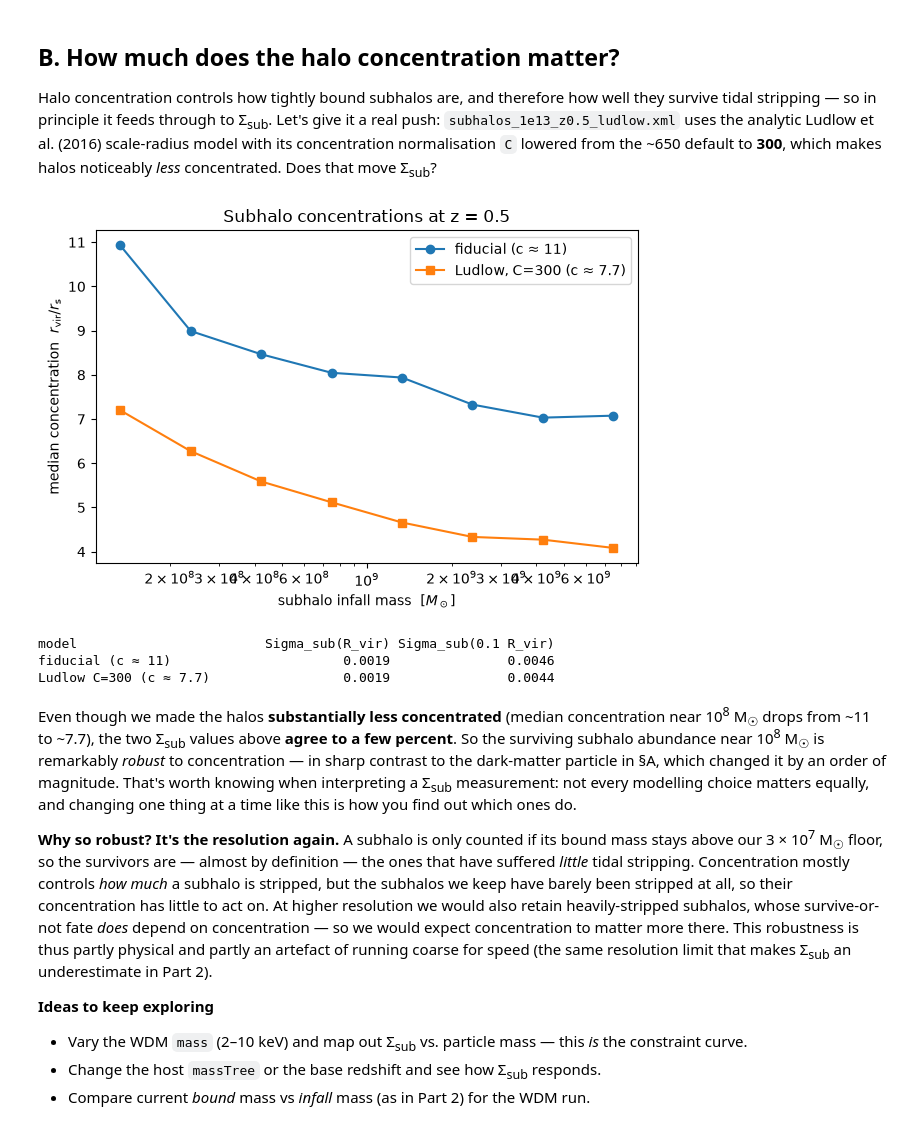
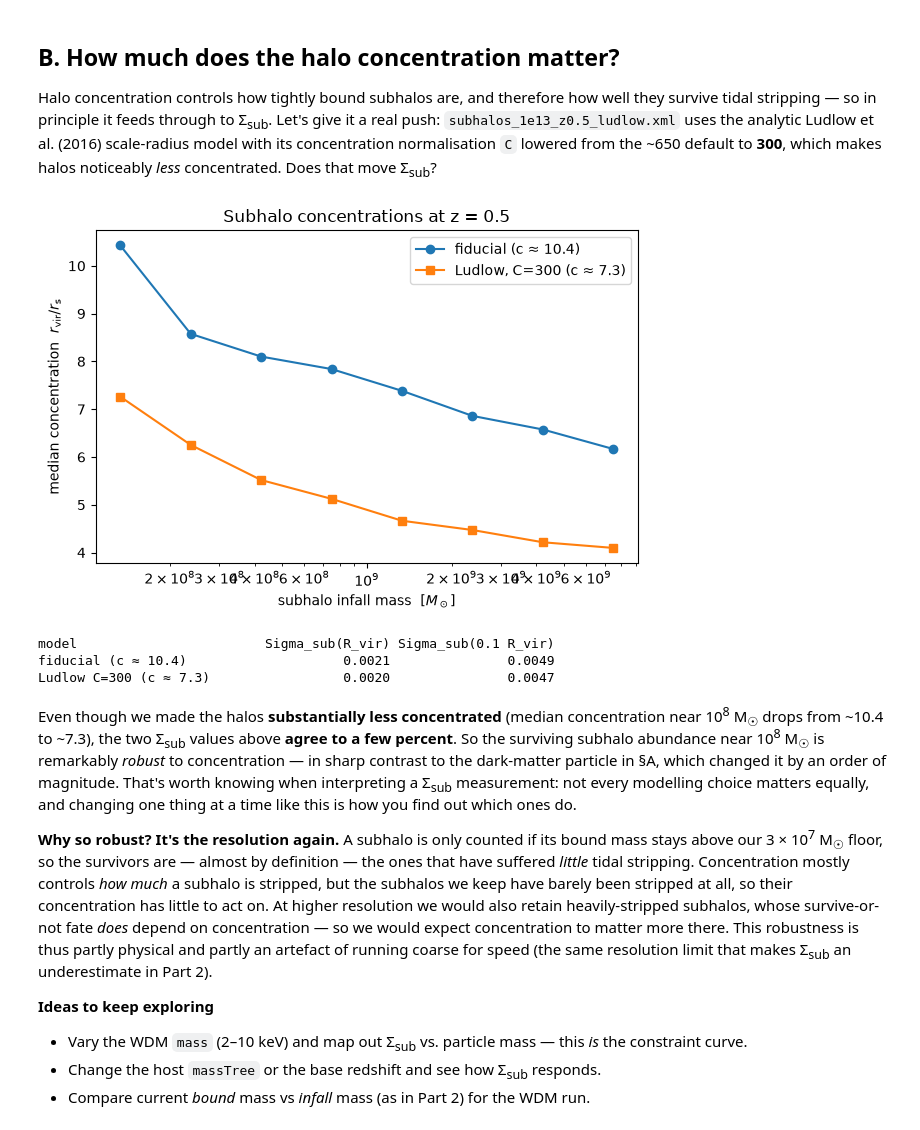
Before and after one commit to galacticusorg/tutorials, a Jupyter notebook: tutorial/03-extensions.ipynb, the cells around one changed output. Saved outputs shown, nothing was run; the diff lists cells and outputs as text; code cells hidden in the pictures.

```diff
--- a/tutorial/03-extensions.ipynb
+++ b/tutorial/03-extensions.ipynb
@@ -175,38 +175,38 @@ noticeably *less* concentrated. Does that move Σ<sub>sub</sub>?
 # %%
 ludlow = load_model("subhalos_1e13_z0.5_ludlow.hdf5")
 
 # Median subhalo concentration vs infall mass, for both models
 edges = np.logspace(8, 10, 9)
 centre = np.sqrt(edges[:-1]*edges[1:])
 def median_conc(g):
     sel = g["is_sub"] & (g["R_proj"] < g["Rvir"])
     out = []
     for lo, hi in zip(edges[:-1], edges[1:]):
         m = sel & (g["m"] >= lo) & (g["m"] < hi)
         out.append(np.median(g["conc"][m]) if m.sum() > 20 else np.nan)
     return np.array(out)
 
 fig, ax = plt.subplots(figsize=(6.2, 4.3))
-ax.semilogx(centre, median_conc(cdm), "o-", label="fiducial (c ≈ 11)")
-ax.semilogx(centre, median_conc(ludlow), "s-", label="Ludlow, C=300 (c ≈ 7.7)")
+ax.semilogx(centre, median_conc(cdm), "o-", label="fiducial (c ≈ 10.4)")
+ax.semilogx(centre, median_conc(ludlow), "s-", label="Ludlow, C=300 (c ≈ 7.3)")
 ax.set_xlabel(r"subhalo infall mass  [$M_\odot$]")
 ax.set_ylabel(r"median concentration  $r_\mathrm{vir}/r_\mathrm{s}$")
 ax.set_title("Subhalo concentrations at z = 0.5")
 ax.legend()
 plt.tight_layout()
 plt.show()
 
 print(f"{'model':28} {'Sigma_sub(R_vir)':>16} {'Sigma_sub(0.1 R_vir)':>20}")
-for name, g in [("fiducial (c ≈ 11)", cdm), ("Ludlow C=300 (c ≈ 7.7)", ludlow)]:
+for name, g in [("fiducial (c ≈ 10.4)", cdm), ("Ludlow C=300 (c ≈ 7.3)", ludlow)]:
     print(f"{name:28} {sigma_sub(g,1.0)[0]:16.4f} {sigma_sub(g,0.1)[0]:20.4f}")
 # %% [output]
-[figure, old version]
+[figure, new version]
 model                        Sigma_sub(R_vir) Sigma_sub(0.1 R_vir)
-fiducial (c ≈ 11)                      0.0019               0.0046
-Ludlow C=300 (c ≈ 7.7)                 0.0019               0.0044
+fiducial (c ≈ 10.4)                    0.0021               0.0049
+Ludlow C=300 (c ≈ 7.3)                 0.0020               0.0047
 # %% [markdown]
 Even though we made the halos **substantially less concentrated** (median
-concentration near 10<sup>8</sup> M<sub>☉</sub> drops from ~11 to ~7.7), the two
+concentration near 10<sup>8</sup> M<sub>☉</sub> drops from ~10.4 to ~7.3), the two
 Σ<sub>sub</sub> values above **agree to a few percent**. So the surviving subhalo
 abundance near 10<sup>8</sup> M<sub>☉</sub> is remarkably *robust* to
 concentration — in sharp contrast to the dark-matter particle in §A, which
```
Also changed, not shown: parts of 2 cells of this notebook, 12 other files.
